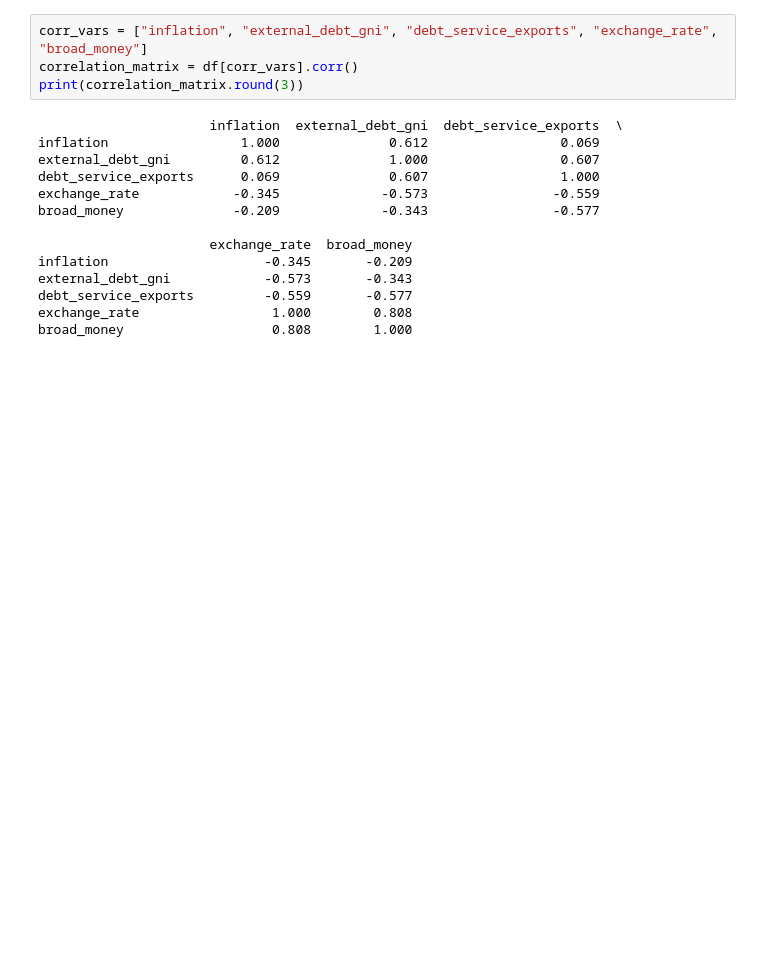
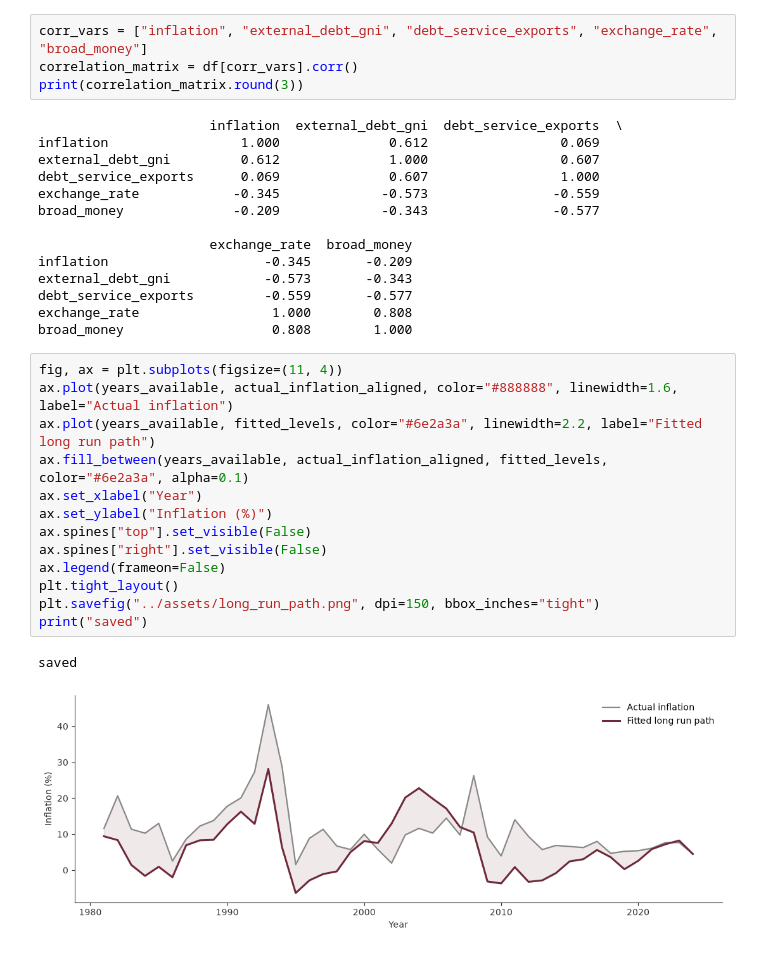
Before and after one commit to Loreenatenge/kenya-fiscal-monetary-nexus, a Jupyter notebook: notebooks/kenya-nexus-analysis.ipynb, the cells around one changed output. Cells and saved outputs as stored; diff of their text form; blank space fills up the shorter version.

```diff
--- a/notebooks/kenya-nexus-analysis.ipynb
+++ b/notebooks/kenya-nexus-analysis.ipynb
@@ -543,3 +556,19 @@ external_debt_gni            -0.573       -0.343
 debt_service_exports         -0.559       -0.577
 exchange_rate                 1.000        0.808
 broad_money                   0.808        1.000
+# %%
+fig, ax = plt.subplots(figsize=(11, 4))
+ax.plot(years_available, actual_inflation_aligned, color="#888888", linewidth=1.6, label="Actual inflation")
+ax.plot(years_available, fitted_levels, color="#6e2a3a", linewidth=2.2, label="Fitted long run path")
+ax.fill_between(years_available, actual_inflation_aligned, fitted_levels, color="#6e2a3a", alpha=0.1)
+ax.set_xlabel("Year")
+ax.set_ylabel("Inflation (%)")
+ax.spines["top"].set_visible(False)
+ax.spines["right"].set_visible(False)
+ax.legend(frameon=False)
+plt.tight_layout()
+plt.savefig("../assets/long_run_path.png", dpi=150, bbox_inches="tight")
+print("saved")
+# %% [output]
+saved
+[figure, added]
```
Also changed, not shown: parts of 7 cells of this notebook, 1 other file.
